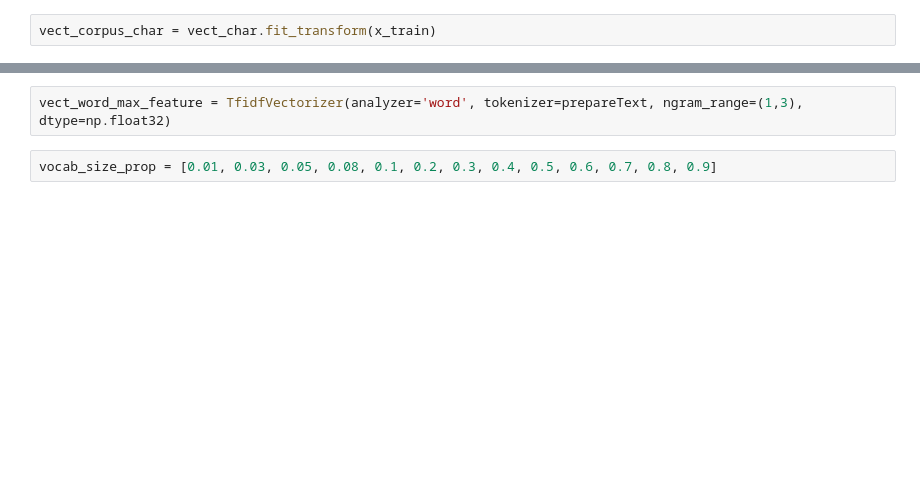
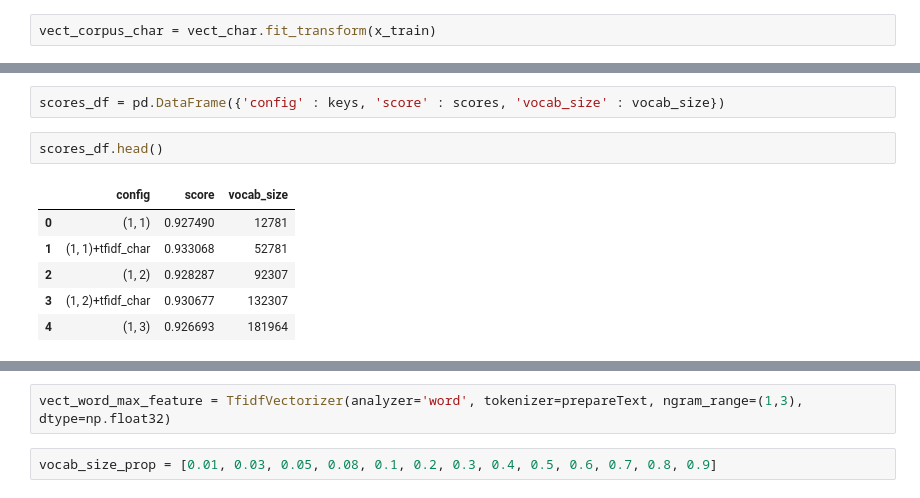
Before and after one commit to Remydeme/Descarte, a Jupyter notebook: TFIDF_exploration.ipynb, the cells around one changed output, grey strips where cells are left out. Saved outputs shown, nothing was run; the diff lists cells and outputs as text; blank space fills up the shorter version.

```diff
--- a/TFIDF_exploration.ipynb
+++ b/TFIDF_exploration.ipynb
@@ -1179,0 +726,11 @@ Nous allons étudier l'impacte du paramètre max_feature. Il semble être respon
+# %%
+scores_df = pd.DataFrame({'config' : keys, 'score' : scores, 'vocab_size' : vocab_size})
+# %%
+scores_df.head()
+# %% [output]
+|  | config | score | vocab_size |
+| 0 | (1, 1) | 0.927490 | 12781 |
+| 1 | (1, 1)+tfidf_char | 0.933068 | 52781 |
+| 2 | (1, 2) | 0.928287 | 92307 |
+| 3 | (1, 2)+tfidf_char | 0.930677 | 132307 |
+| 4 | (1, 3) | 0.926693 | 181964 |
```
Also changed, not shown: parts of 283 cells of this notebook.
